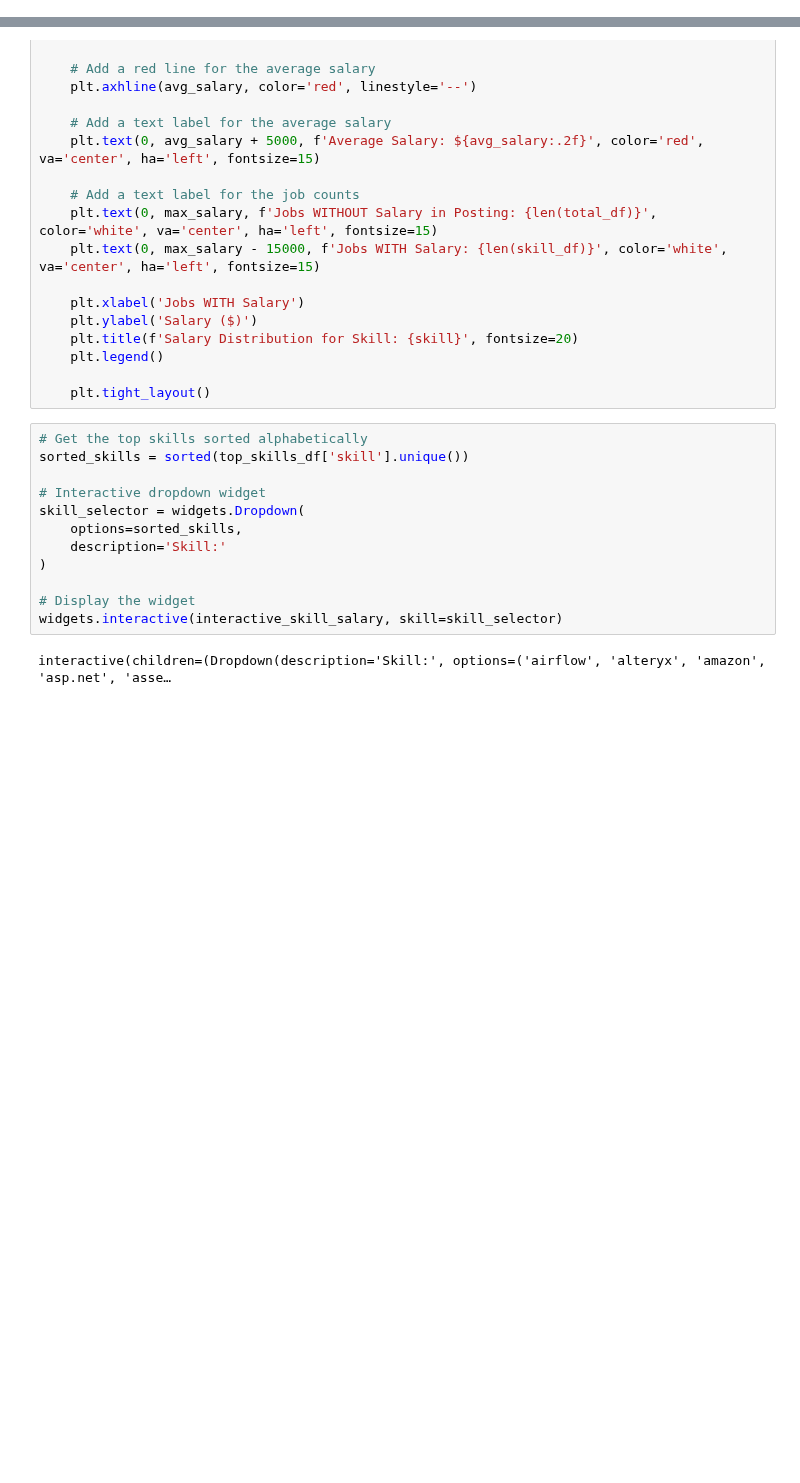
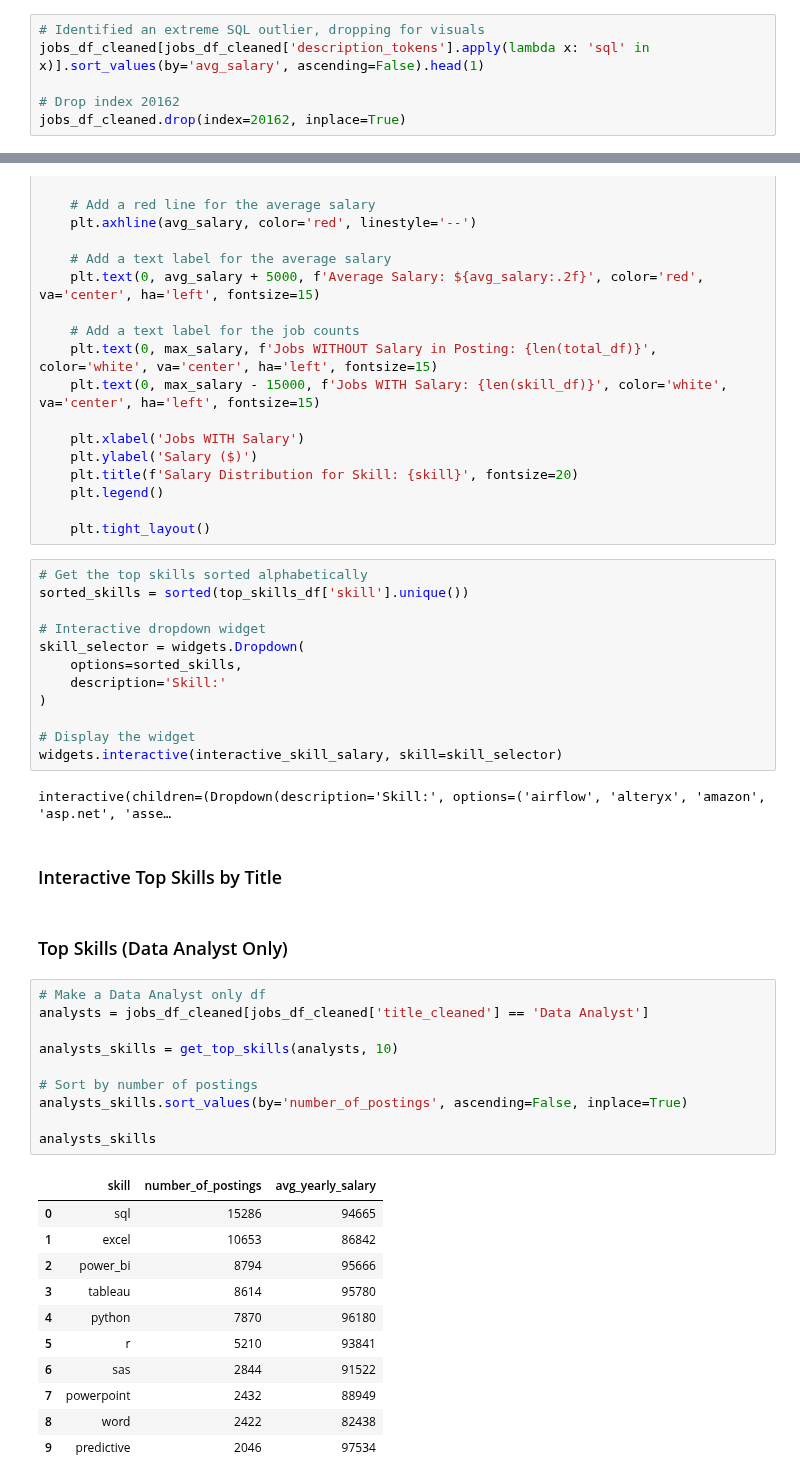
Before and after one commit to Decoding-Data-Jobs/data-jobs-project, a Jupyter notebook: schmitz_working/schmitz_draft.ipynb, the cells around one changed output, grey strips where cells are left out. Drawn from its saved outputs; the diff is of its cells as text; blank space fills up the shorter version.

```diff
--- a/schmitz_working/schmitz_draft.ipynb
+++ b/schmitz_working/schmitz_draft.ipynb
@@ -1329,3 +1332,9 @@ Total columns: 23
+# %%
+# Identified an extreme SQL outlier, dropping for visuals
+jobs_df_cleaned[jobs_df_cleaned['description_tokens'].apply(lambda x: 'sql' in x)].sort_values(by='avg_salary', ascending=False).head(1)
+
+# Drop index 20162
+jobs_df_cleaned.drop(index=20162, inplace=True)
 # %%
 def interactive_skill_salary(skill):
     # Filter the dataframe for jobs that mention the selected skill and have a salary
@@ -1375,3 +1384,29 @@ skill_selector = widgets.Dropdown(
 widgets.interactive(interactive_skill_salary, skill=skill_selector)
 # %% [output]
 interactive(children=(Dropdown(description='Skill:', options=('airflow', 'alteryx', 'amazon', 'asp.net', 'asse…
+# %% [markdown]
+### Interactive Top Skills by Title
+# %% [markdown]
+### Top Skills (Data Analyst Only)
+# %%
+# Make a Data Analyst only df
+analysts = jobs_df_cleaned[jobs_df_cleaned['title_cleaned'] == 'Data Analyst']
+
+analysts_skills = get_top_skills(analysts, 10)
+
+# Sort by number of postings
+analysts_skills.sort_values(by='number_of_postings', ascending=False, inplace=True)
+
+analysts_skills
+# %% [output]
+|  | skill | number_of_postings | avg_yearly_salary |
+| 0 | sql | 15286 | 94665 |
+| 1 | excel | 10653 | 86842 |
+| 2 | power_bi | 8794 | 95666 |
+| 3 | tableau | 8614 | 95780 |
+| 4 | python | 7870 | 96180 |
+| 5 | r | 5210 | 93841 |
+| 6 | sas | 2844 | 91522 |
+| 7 | powerpoint | 2432 | 88949 |
+| 8 | word | 2422 | 82438 |
+| 9 | predictive | 2046 | 97534 |
```
Also changed, not shown: parts of 17 cells of this notebook.
